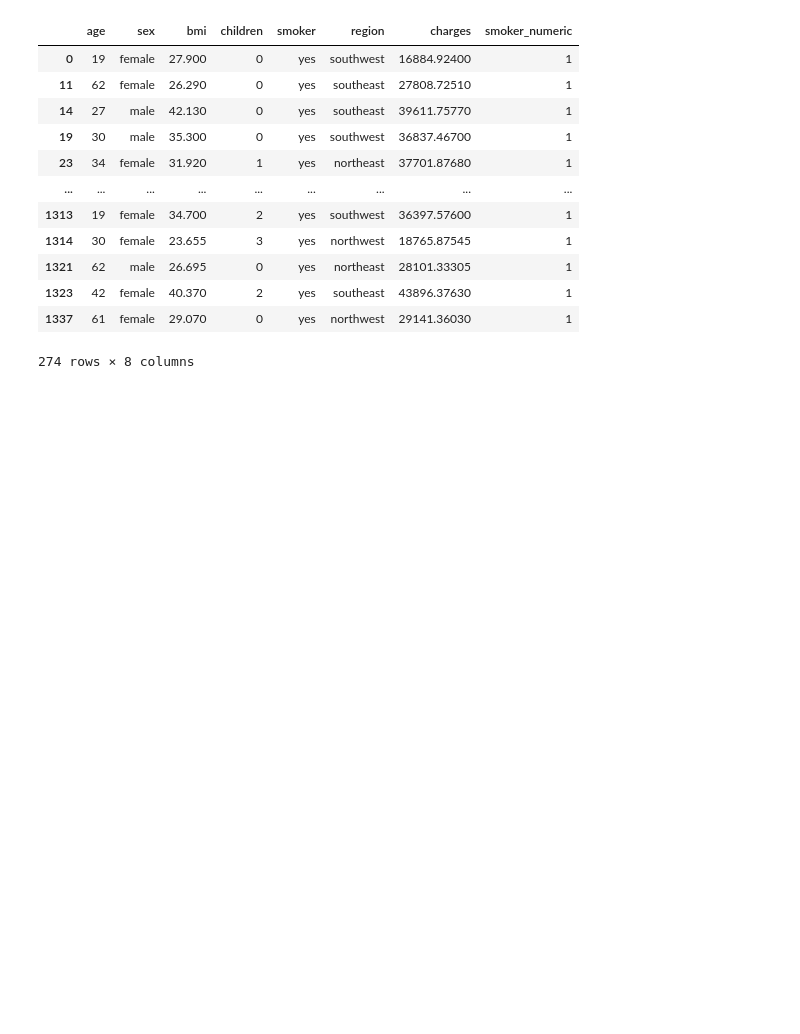
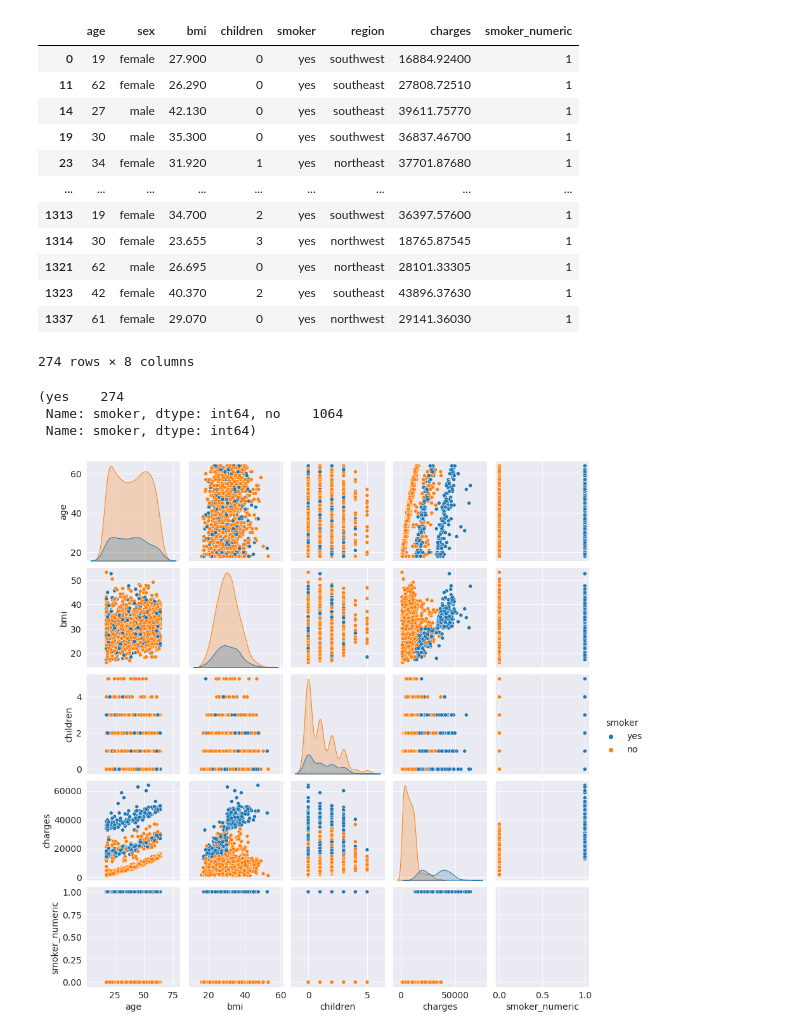
Before and after one commit to imshiv-10/ML-SkLearn, a Jupyter notebook: ML_SkLearn.ipynb, the cells around one changed output. Drawn from its saved outputs; the diff is of its cells as text; code cells hidden in the pictures; blank space fills up the shorter version.

```diff
--- a/ML_SkLearn.ipynb
+++ b/ML_SkLearn.ipynb
@@ -655,3 +655,13 @@ smoker_df
 | 1323 | 42 | female | 40.370 | 2 | yes | southeast | 43896.37630 | 1 |
 | 1337 | 61 | female | 29.070 | 0 | yes | northwest | 29141.36030 | 1 |
 274 rows × 8 columns
+# %%
+smoker_df.smoker.value_counts(), non_smoker_df.smoker.value_counts()
+# %% [output]
+(yes    274
+ Name: smoker, dtype: int64, no    1064
+ Name: smoker, dtype: int64)
+# %%
+sns.pairplot(medical_charges_df, hue='smoker');
+# %% [output]
+[figure, added]
```
Also changed, not shown: parts of 39 cells of this notebook.
